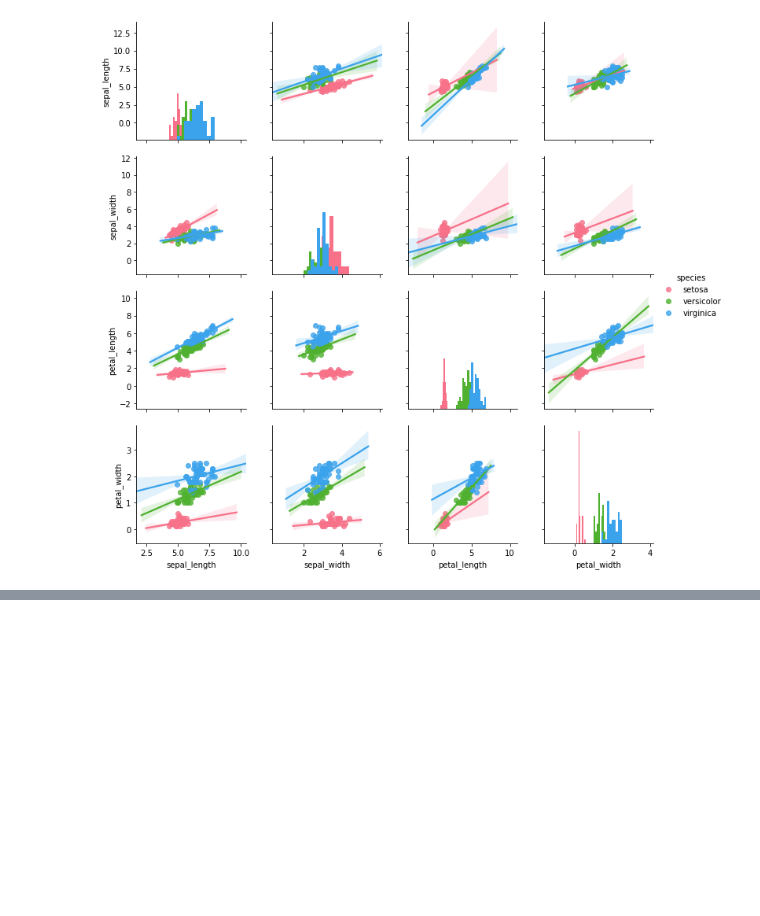
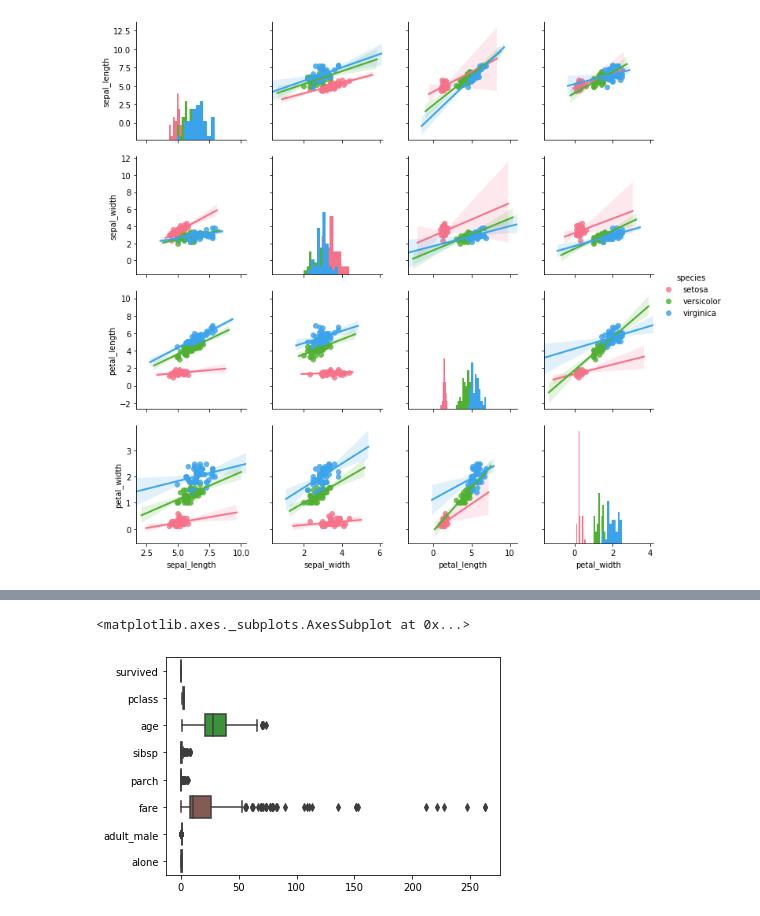
Before and after one commit to willhwh/DS_60Days, a Jupyter notebook: Day_021_HW.ipynb, the cells around one changed output, grey strips where cells are left out. Saved outputs shown, nothing was run; the diff lists cells and outputs as text; code cells hidden in the pictures; blank space fills up the shorter version.

```diff
--- a/Day_021_HW.ipynb
+++ b/Day_021_HW.ipynb
@@ -82,0 +85,4 @@ g = sns.pairplot(df,hue = 'species',diag_kind = "hist",kind = "reg",palette = "h
+# %%
+#取得另一個 dataset：titanic
+data = sns.load_dataset('titanic')
+data.head()
@@ -82,0 +96,6 @@ g = sns.pairplot(df,hue = 'species',diag_kind = "hist",kind = "reg",palette = "h
+# %%
+#做箱形圖
+sns.boxplot(data = data[data['survived']==0], orient = "h")
+# %% [output]
+<matplotlib.axes._subplots.AxesSubplot at 0x...>
+[figure, added]
```
Also changed, not shown: parts of 8 cells of this notebook.
